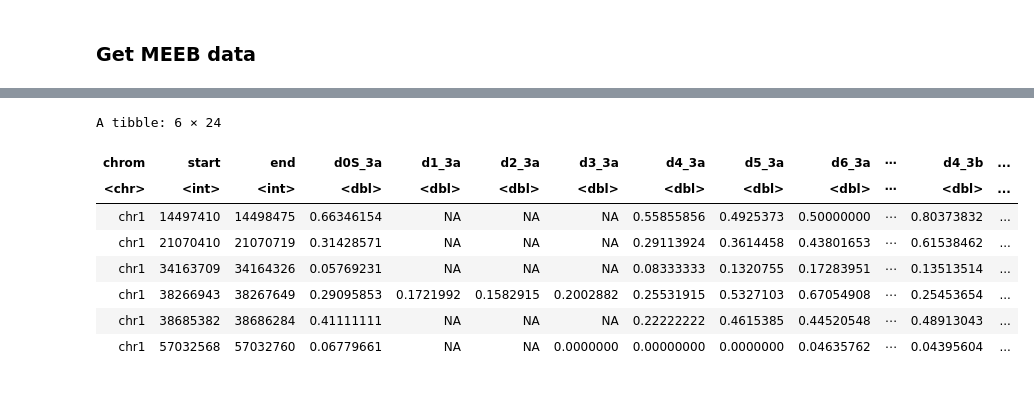
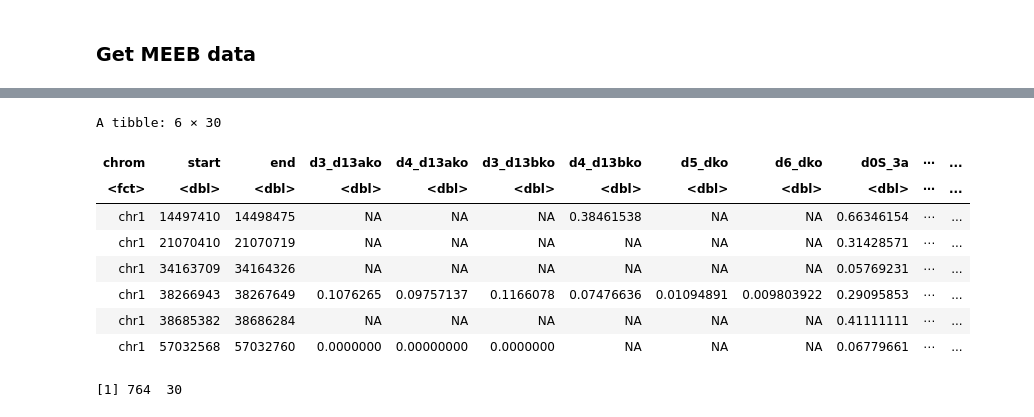
Before and after one commit to tanaylab/Dnmt3ab_MEEB, a Jupyter notebook: methylation/analysis/Yagi_et_al.ipynb, the cells around one changed output, grey strips where cells are left out. Drawn from its saved outputs; the diff is of its cells as text; code cells hidden in the pictures.

```diff
--- a/methylation/analysis/Yagi_et_al.ipynb
+++ b/methylation/analysis/Yagi_et_al.ipynb
@@ -105,15 +81,17 @@ Using cached dataframe from '/net/mraid14/export/tgdata/users/aviezerl/proj/ebdn
 # %%
 head(m_meeb)
+dim(m_meeb)
 # %% [output]
-A tibble: 6 × 24
+A tibble: 6 × 30
-| chrom | start | end | d0S_3a | d1_3a | d2_3a | d3_3a | d4_3a | d5_3a | d6_3a | ⋯ | d4_3b | ... |
-| <chr> | <int> | <int> | <dbl> | <dbl> | <dbl> | <dbl> | <dbl> | <dbl> | <dbl> | ⋯ | <dbl> | ... |
-| chr1 | 14497410 | 14498475 | 0.66346154 | NA | NA | NA | 0.55855856 | 0.4925373 | 0.50000000 | ⋯ | 0.80373832 | ... |
-| chr1 | 21070410 | 21070719 | 0.31428571 | NA | NA | NA | 0.29113924 | 0.3614458 | 0.43801653 | ⋯ | 0.61538462 | ... |
-| chr1 | 34163709 | 34164326 | 0.05769231 | NA | NA | NA | 0.08333333 | 0.1320755 | 0.17283951 | ⋯ | 0.13513514 | ... |
-| chr1 | 38266943 | 38267649 | 0.29095853 | 0.1721992 | 0.1582915 | 0.2002882 | 0.25531915 | 0.5327103 | 0.67054908 | ⋯ | 0.25453654 | ... |
-| chr1 | 38685382 | 38686284 | 0.41111111 | NA | NA | NA | 0.22222222 | 0.4615385 | 0.44520548 | ⋯ | 0.48913043 | ... |
-| chr1 | 57032568 | 57032760 | 0.06779661 | NA | NA | 0.0000000 | 0.00000000 | 0.0000000 | 0.04635762 | ⋯ | 0.04395604 | ... |
+| chrom | start | end | d3_d13ako | d4_d13ako | d3_d13bko | d4_d13bko | d5_dko | d6_dko | d0S_3a | ⋯ | ... |
+| <fct> | <dbl> | <dbl> | <dbl> | <dbl> | <dbl> | <dbl> | <dbl> | <dbl> | <dbl> | ⋯ | ... |
+| chr1 | 14497410 | 14498475 | NA | NA | NA | 0.38461538 | NA | NA | 0.66346154 | ⋯ | ... |
+| chr1 | 21070410 | 21070719 | NA | NA | NA | NA | NA | NA | 0.31428571 | ⋯ | ... |
+| chr1 | 34163709 | 34164326 | NA | NA | NA | NA | NA | NA | 0.05769231 | ⋯ | ... |
+| chr1 | 38266943 | 38267649 | 0.1076265 | 0.09757137 | 0.1166078 | 0.07476636 | 0.01094891 | 0.009803922 | 0.29095853 | ⋯ | ... |
+| chr1 | 38685382 | 38686284 | NA | NA | NA | NA | NA | NA | 0.41111111 | ⋯ | ... |
+| chr1 | 57032568 | 57032760 | 0.0000000 | 0.00000000 | 0.0000000 | NA | NA | NA | 0.06779661 | ⋯ | ... |
+[1] 764  30
 # %%
 yagi_meth <- yagi_dmrs %>%
     left_join(m_epi6) %>%
```
Also changed, not shown: parts of 9 cells of this notebook, 48 other files.
